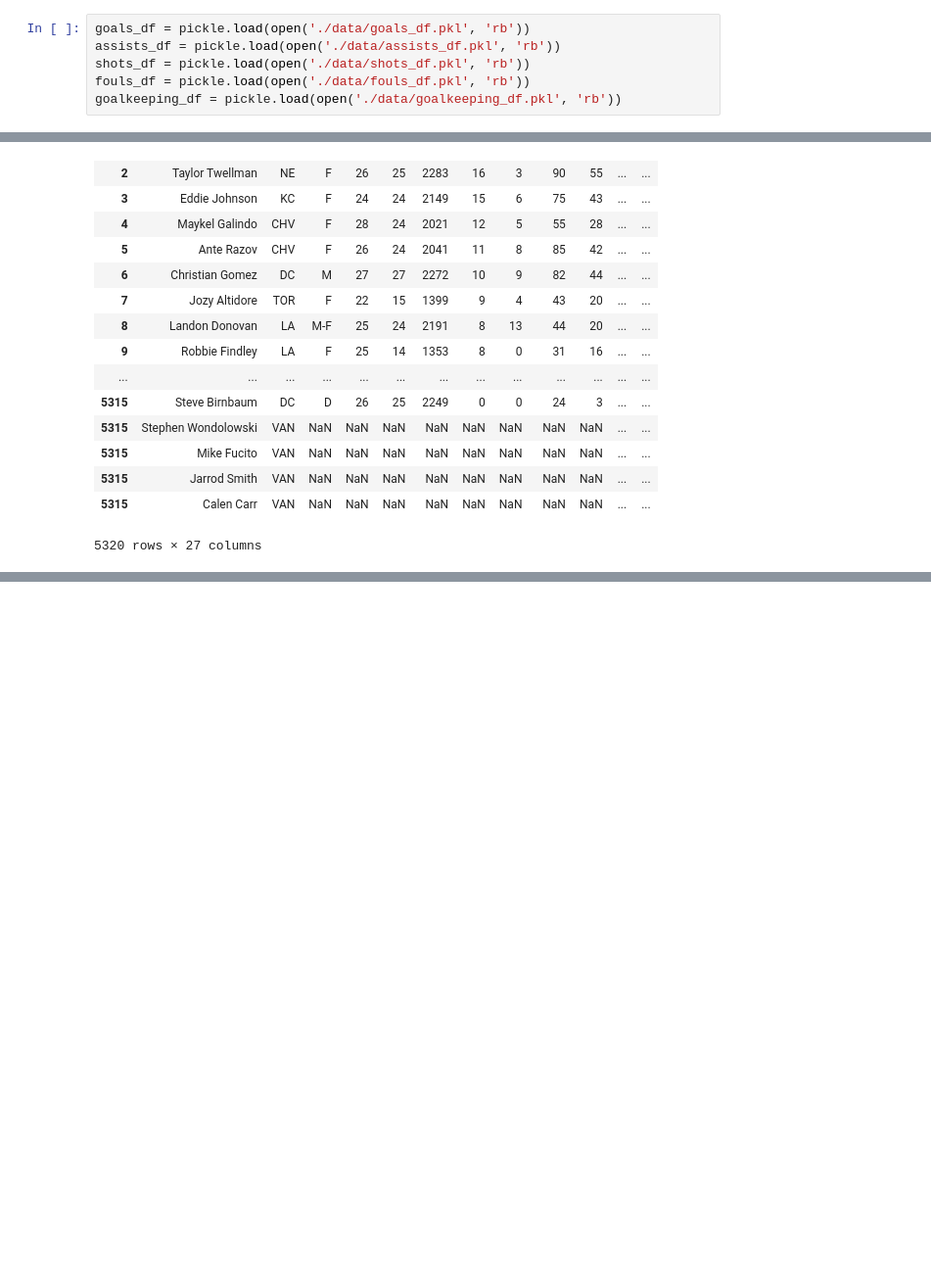
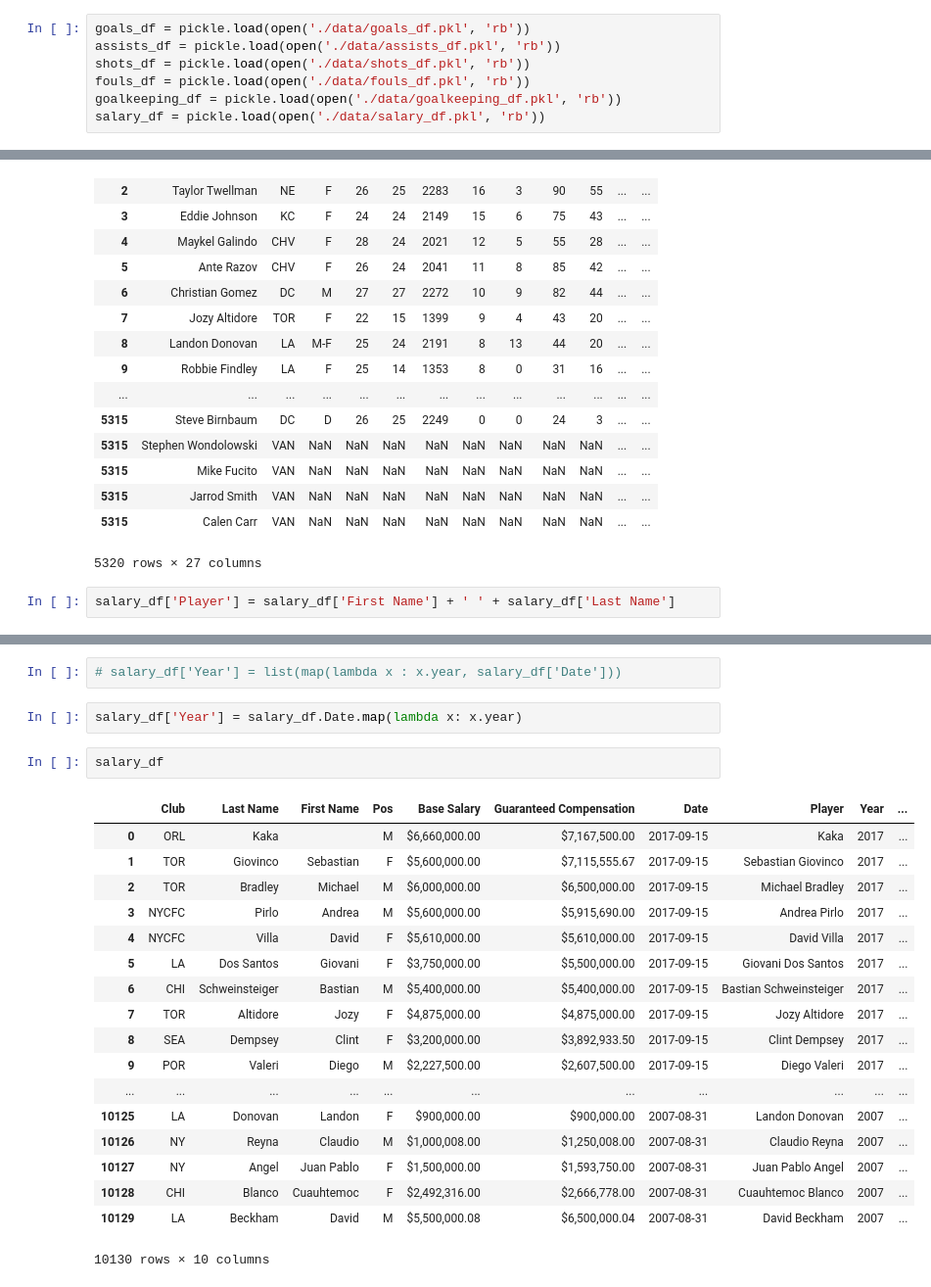
Before and after one commit to cneiderer/Class_Projects, a Jupyter notebook: Project_2/LinkingStats.ipynb, the cells around one changed output, grey strips where cells are left out. Shown at 98% size. Saved outputs shown, nothing was run; the diff lists cells and outputs as text; blank space fills up the shorter version.

```diff
--- a/Project_2/LinkingStats.ipynb
+++ b/Project_2/LinkingStats.ipynb
@@ -22,3 +22,4 @@ assists_df = pickle.load(open('./data/assists_df.pkl', 'rb'))
 shots_df = pickle.load(open('./data/shots_df.pkl', 'rb'))
 fouls_df = pickle.load(open('./data/fouls_df.pkl', 'rb'))
 goalkeeping_df = pickle.load(open('./data/goalkeeping_df.pkl', 'rb'))
+salary_df = pickle.load(open('./data/salary_df.pkl', 'rb'))
@@ -158,3 +128,5 @@ joined_df
 | 5315 | Jarrod Smith | VAN | NaN | NaN | NaN | NaN | NaN | NaN | NaN | NaN | ... | ... |
 | 5315 | Calen Carr | VAN | NaN | NaN | NaN | NaN | NaN | NaN | NaN | NaN | ... | ... |
 5320 rows × 27 columns
+# %%
+salary_df['Player'] = salary_df['First Name'] + ' ' + salary_df['Last Name']
@@ -160,0 +154,25 @@ joined_df
+# %%
+# salary_df['Year'] = list(map(lambda x : x.year, salary_df['Date']))
+# %%
+salary_df['Year'] = salary_df.Date.map(lambda x: x.year)
+# %%
+salary_df
+# %% [output]
+|  | Club | Last Name | First Name | Pos | Base Salary | Guaranteed Compensation | Date | Player | Year | ... |
+| 0 | ORL | Kaka |  | M | $6,660,000.00 | $7,167,500.00 | 2017-09-15 | Kaka | 2017 | ... |
+| 1 | TOR | Giovinco | Sebastian | F | $5,600,000.00 | $7,115,555.67 | 2017-09-15 | Sebastian Giovinco | 2017 | ... |
+| 2 | TOR | Bradley | Michael | M | $6,000,000.00 | $6,500,000.00 | 2017-09-15 | Michael Bradley | 2017 | ... |
+| 3 | NYCFC | Pirlo | Andrea | M | $5,600,000.00 | $5,915,690.00 | 2017-09-15 | Andrea Pirlo | 2017 | ... |
+| 4 | NYCFC | Villa | David | F | $5,610,000.00 | $5,610,000.00 | 2017-09-15 | David Villa | 2017 | ... |
+| 5 | LA | Dos Santos | Giovani | F | $3,750,000.00 | $5,500,000.00 | 2017-09-15 | Giovani Dos Santos | 2017 | ... |
+| 6 | CHI | Schweinsteiger | Bastian | M | $5,400,000.00 | $5,400,000.00 | 2017-09-15 | Bastian Schweinsteiger | 2017 | ... |
+| 7 | TOR | Altidore | Jozy | F | $4,875,000.00 | $4,875,000.00 | 2017-09-15 | Jozy Altidore | 2017 | ... |
+| 8 | SEA | Dempsey | Clint | F | $3,200,000.00 | $3,892,933.50 | 2017-09-15 | Clint Dempsey | 2017 | ... |
+| 9 | POR | Valeri | Diego | M | $2,227,500.00 | $2,607,500.00 | 2017-09-15 | Diego Valeri | 2017 | ... |
+| ... | ... | ... | ... | ... | ... | ... | ... | ... | ... | ... |
+| 10125 | LA | Donovan | Landon | F | $900,000.00 | $900,000.00 | 2007-08-31 | Landon Donovan | 2007 | ... |
+| 10126 | NY | Reyna | Claudio | M | $1,000,008.00 | $1,250,008.00 | 2007-08-31 | Claudio Reyna | 2007 | ... |
+| 10127 | NY | Angel | Juan Pablo | F | $1,500,000.00 | $1,593,750.00 | 2007-08-31 | Juan Pablo Angel | 2007 | ... |
+| 10128 | CHI | Blanco | Cuauhtemoc | F | $2,492,316.00 | $2,666,778.00 | 2007-08-31 | Cuauhtemoc Blanco | 2007 | ... |
+| 10129 | LA | Beckham | David | M | $5,500,000.08 | $6,500,000.04 | 2007-08-31 | David Beckham | 2007 | ... |
+10130 rows × 10 columns
```
Also changed, not shown: parts of 15 cells of this notebook.
